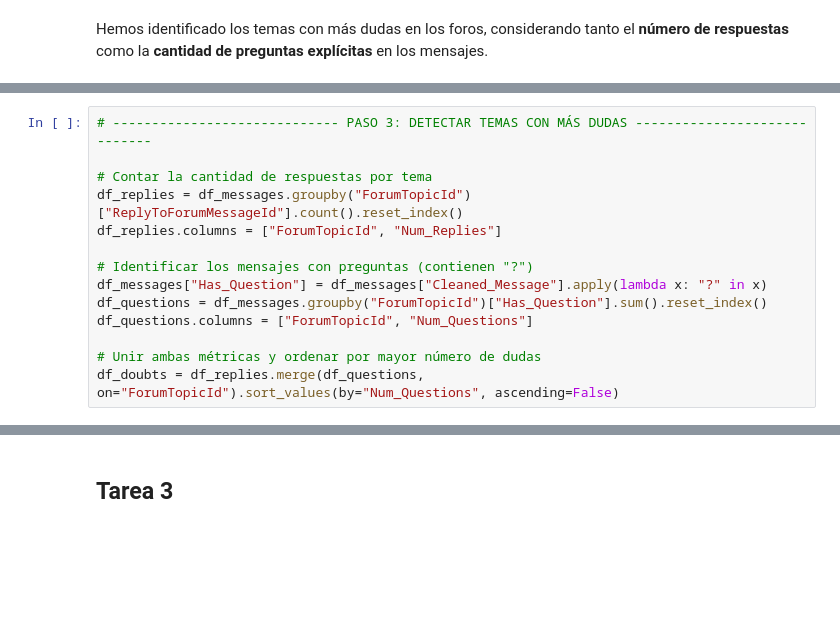
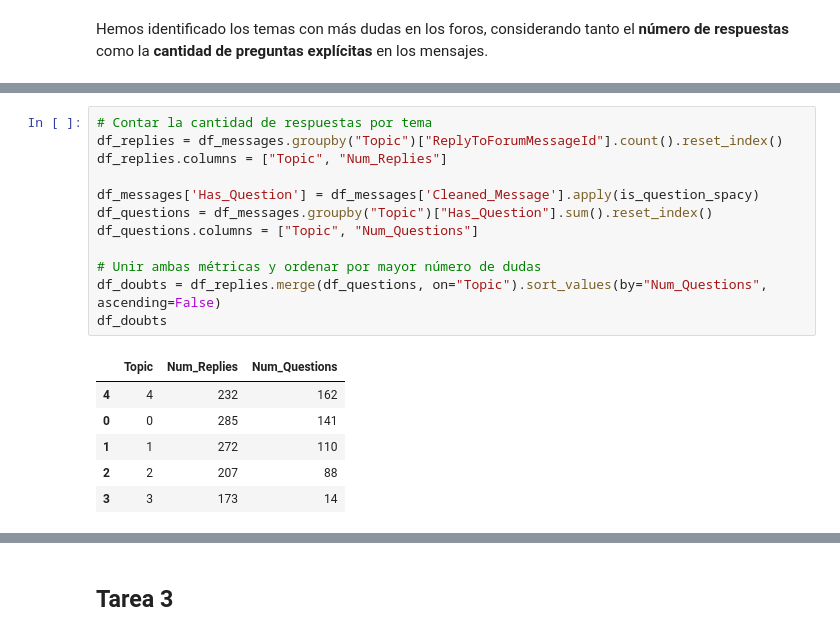
Before and after one commit to jorgegarcelan/IAA-Educacion, a Jupyter notebook: Labs/Lab 3/lab3.ipynb, the cells around one changed output, grey strips where cells are left out. Drawn from its saved outputs; the diff is of its cells as text; blank space fills up the shorter version.

```diff
--- a/Labs/Lab 3/lab3.ipynb
+++ b/Labs/Lab 3/lab3.ipynb
@@ -88,14 +134,19 @@ Hemos identificado los temas con más dudas en los foros, considerando tanto el
 # %%
-# ----------------------------- PASO 3: DETECTAR TEMAS CON MÁS DUDAS -----------------------------
+# Contar la cantidad de respuestas por tema
+df_replies = df_messages.groupby("Topic")["ReplyToForumMessageId"].count().reset_index()
+df_replies.columns = ["Topic", "Num_Replies"]
 
-# Contar la cantidad de respuestas por tema
-df_replies = df_messages.groupby("ForumTopicId")["ReplyToForumMessageId"].count().reset_index()
-df_replies.columns = ["ForumTopicId", "Num_Replies"]
-
-# Identificar los mensajes con preguntas (contienen "?")
-df_messages["Has_Question"] = df_messages["Cleaned_Message"].apply(lambda x: "?" in x)
-df_questions = df_messages.groupby("ForumTopicId")["Has_Question"].sum().reset_index()
-df_questions.columns = ["ForumTopicId", "Num_Questions"]
+df_messages['Has_Question'] = df_messages['Cleaned_Message'].apply(is_question_spacy)
+df_questions = df_messages.groupby("Topic")["Has_Question"].sum().reset_index()
+df_questions.columns = ["Topic", "Num_Questions"]
 
 # Unir ambas métricas y ordenar por mayor número de dudas
-df_doubts = df_replies.merge(df_questions, on="ForumTopicId").sort_values(by="Num_Questions", ascending=False)
+df_doubts = df_replies.merge(df_questions, on="Topic").sort_values(by="Num_Questions", ascending=False)
+df_doubts
+# %% [output]
+|  | Topic | Num_Replies | Num_Questions |
+| 4 | 4 | 232 | 162 |
+| 0 | 0 | 285 | 141 |
+| 1 | 1 | 272 | 110 |
+| 2 | 2 | 207 | 88 |
+| 3 | 3 | 173 | 14 |
```
Also changed, not shown: parts of 18 cells of this notebook, 1 other file.
